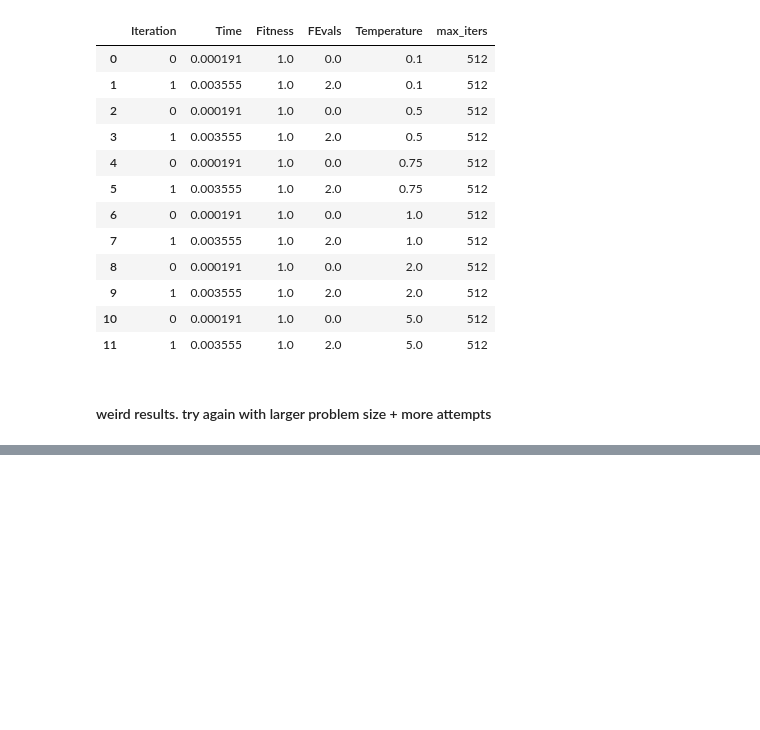
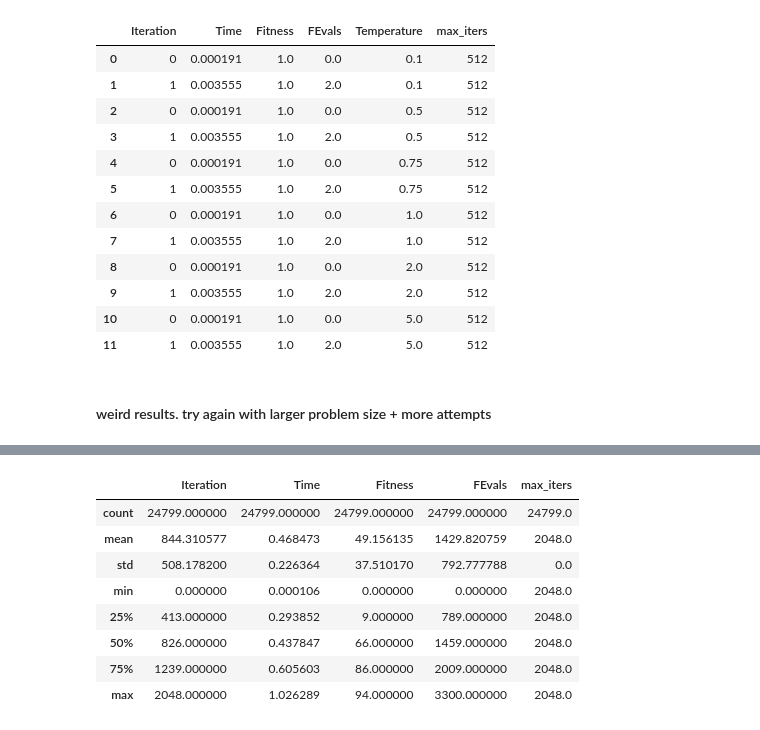
Before and after one commit to melodyyu/cs7641-a2-optimization, a Jupyter notebook: 4peaks_optimization.ipynb, the cells around one changed output, grey strips where cells are left out. Saved outputs shown, nothing was run; the diff lists cells and outputs as text; code cells hidden in the pictures; blank space fills up the shorter version.

```diff
--- a/4peaks_optimization.ipynb
+++ b/4peaks_optimization.ipynb
@@ -646,0 +704,12 @@ sa_run_stats
+# %%
+sa_run_curves.describe()
+# %% [output]
+|  | Iteration | Time | Fitness | FEvals | max_iters |
+| count | 24799.000000 | 24799.000000 | 24799.000000 | 24799.000000 | 24799.0 |
+| mean | 844.310577 | 0.468473 | 49.156135 | 1429.820759 | 2048.0 |
+| std | 508.178200 | 0.226364 | 37.510170 | 792.777788 | 0.0 |
+| min | 0.000000 | 0.000106 | 0.000000 | 0.000000 | 2048.0 |
+| 25% | 413.000000 | 0.293852 | 9.000000 | 789.000000 | 2048.0 |
+| 50% | 826.000000 | 0.437847 | 66.000000 | 1459.000000 | 2048.0 |
+| 75% | 1239.000000 | 0.605603 | 86.000000 | 2009.000000 | 2048.0 |
+| max | 2048.000000 | 1.026289 | 94.000000 | 3300.000000 | 2048.0 |
```
Also changed, not shown: parts of 11 cells of this notebook.
